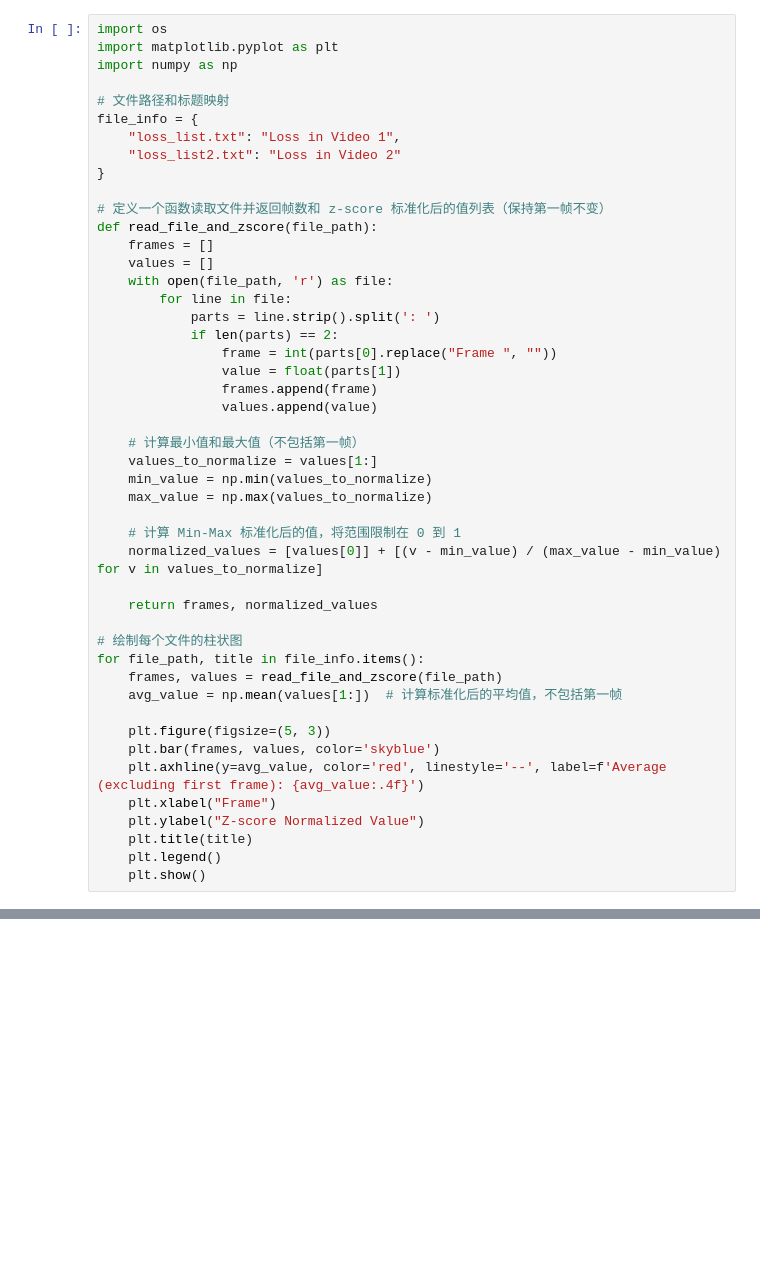
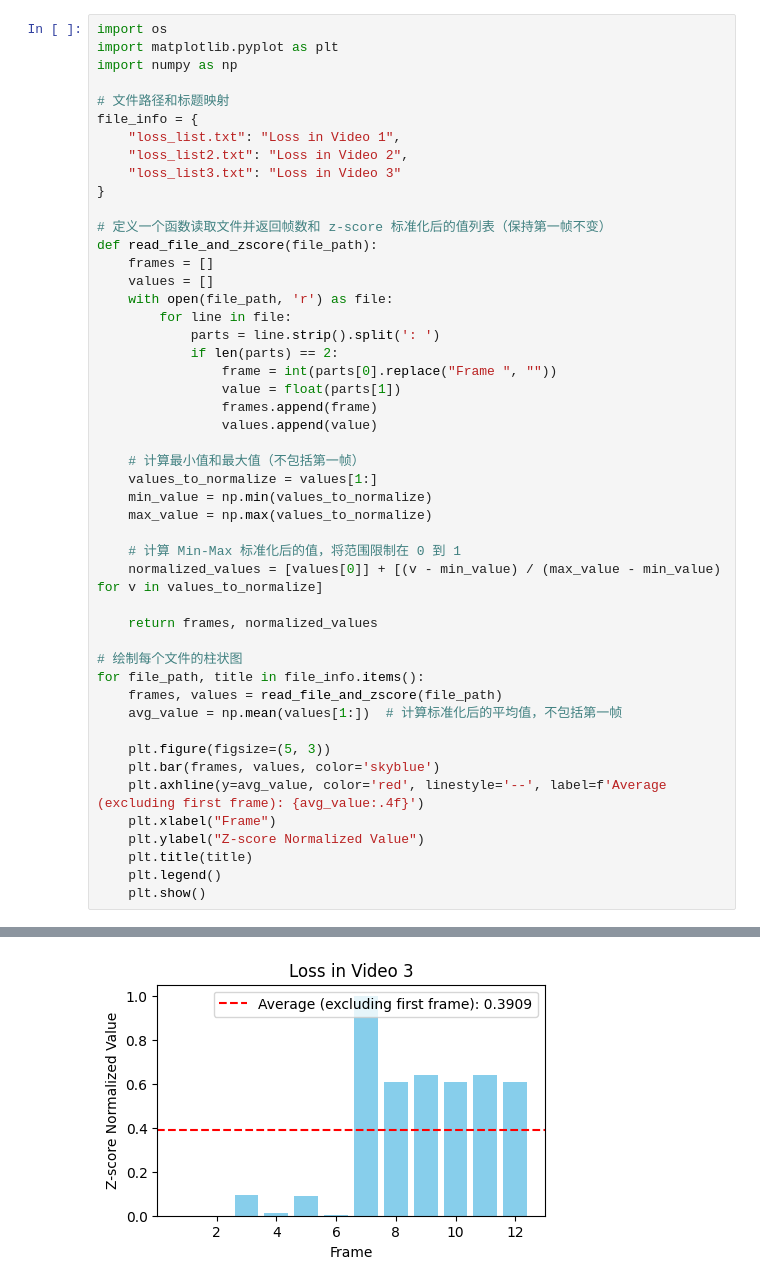
Before and after one commit to ac-freeman/GSVC, a Jupyter notebook: exp/GMM_exp2/draw.ipynb, the cells around one changed output, grey strips where cells are left out. Cells and saved outputs as stored; diff of their text form; blank space fills up the shorter version.

```diff
--- a/exp/GMM_exp2/draw.ipynb
+++ b/exp/GMM_exp2/draw.ipynb
@@ -47,7 +49,8 @@ import numpy as np
 # 文件路径和标题映射
 file_info = {
     "loss_list.txt": "Loss in Video 1",
-    "loss_list2.txt": "Loss in Video 2"
+    "loss_list2.txt": "Loss in Video 2",
+    "loss_list3.txt": "Loss in Video 3"
 }
 
 # 定义一个函数读取文件并返回帧数和 z-score 标准化后的值列表（保持第一帧不变）
@@ -62,33 +65,34 @@ def read_file_and_zscore(file_path):
                 value = float(parts[1])
                 frames.append(frame)
                 values.append(value)
 
     # 计算最小值和最大值（不包括第一帧）
     values_to_normalize = values[1:]
     min_value = np.min(values_to_normalize)
     max_value = np.max(values_to_normalize)
 
     # 计算 Min-Max 标准化后的值，将范围限制在 0 到 1
     normalized_values = [values[0]] + [(v - min_value) / (max_value - min_value) for v in values_to_normalize]
 
     return frames, normalized_values
 
 # 绘制每个文件的柱状图
 for file_path, title in file_info.items():
     frames, values = read_file_and_zscore(file_path)
     avg_value = np.mean(values[1:])  # 计算标准化后的平均值，不包括第一帧
 
     plt.figure(figsize=(5, 3))
     plt.bar(frames, values, color='skyblue')
     plt.axhline(y=avg_value, color='red', linestyle='--', label=f'Average (excluding first frame): {avg_value:.4f}')
     plt.xlabel("Frame")
     plt.ylabel("Z-score Normalized Value")
     plt.title(title)
     plt.legend()
     plt.show()
 # %% [output]
 [figure]
 [figure]
+[figure, added]
 # %%
 import os
 import matplotlib.pyplot as plt
```
Also changed, not shown: parts of 3 cells of this notebook, 2 other files.
